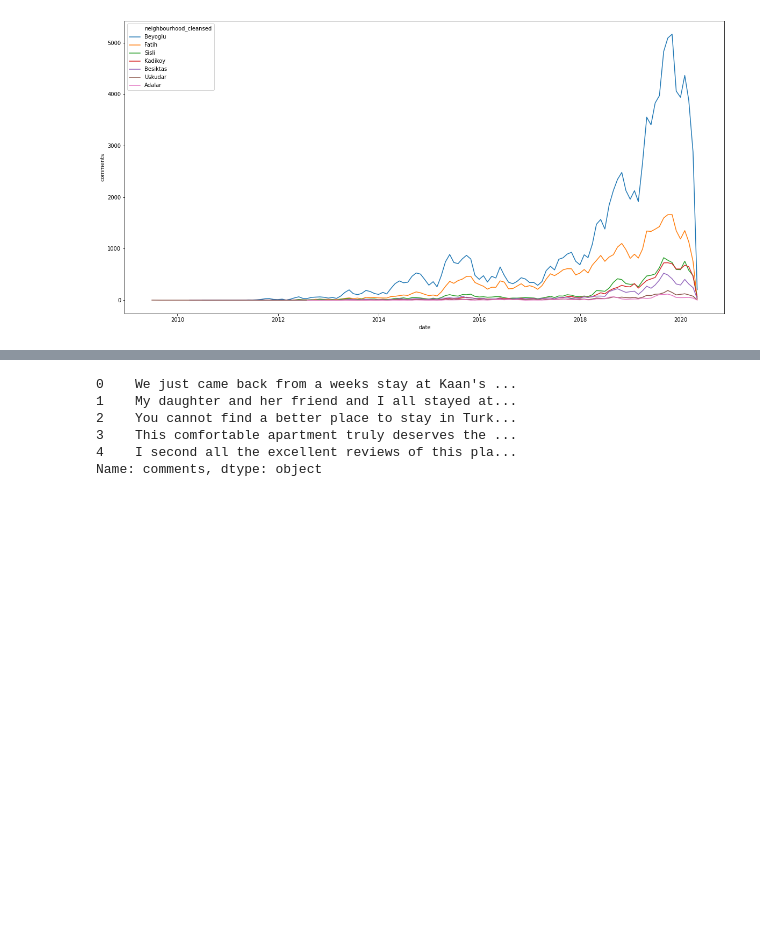
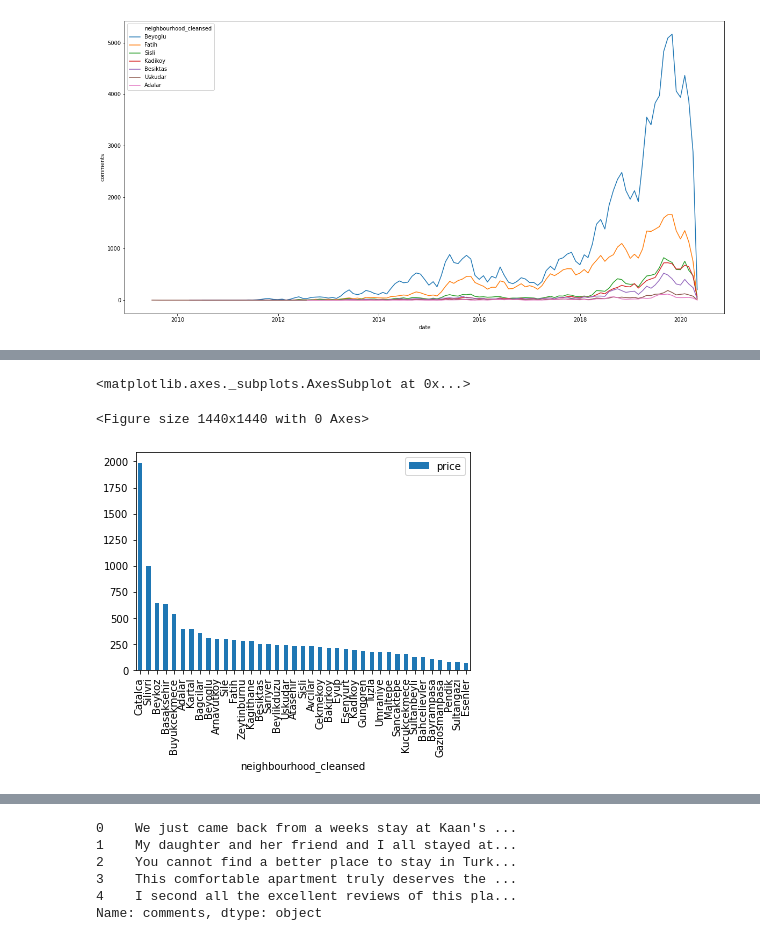
Before and after one commit to OzanGenc/Airbnb-Istanbul-ReviewScorePrediction, a Jupyter notebook: WordCloud.ipynb, the cells around one changed output, grey strips where cells are left out. Saved outputs shown, nothing was run; the diff lists cells and outputs as text; code cells hidden in the pictures; blank space fills up the shorter version.

```diff
--- a/WordCloud.ipynb
+++ b/WordCloud.ipynb
@@ -100,0 +217,7 @@ plt.show()
+# %%
+plt.figure(figsize=(20,20))
+df_prices.plot.bar(x='neighbourhood_cleansed', y='price', rot=90)
+# %% [output]
+<matplotlib.axes._subplots.AxesSubplot at 0x...>
+<Figure size 1440x1440 with 0 Axes>
+[figure, added]
```
Also changed, not shown: parts of 31 cells of this notebook.
